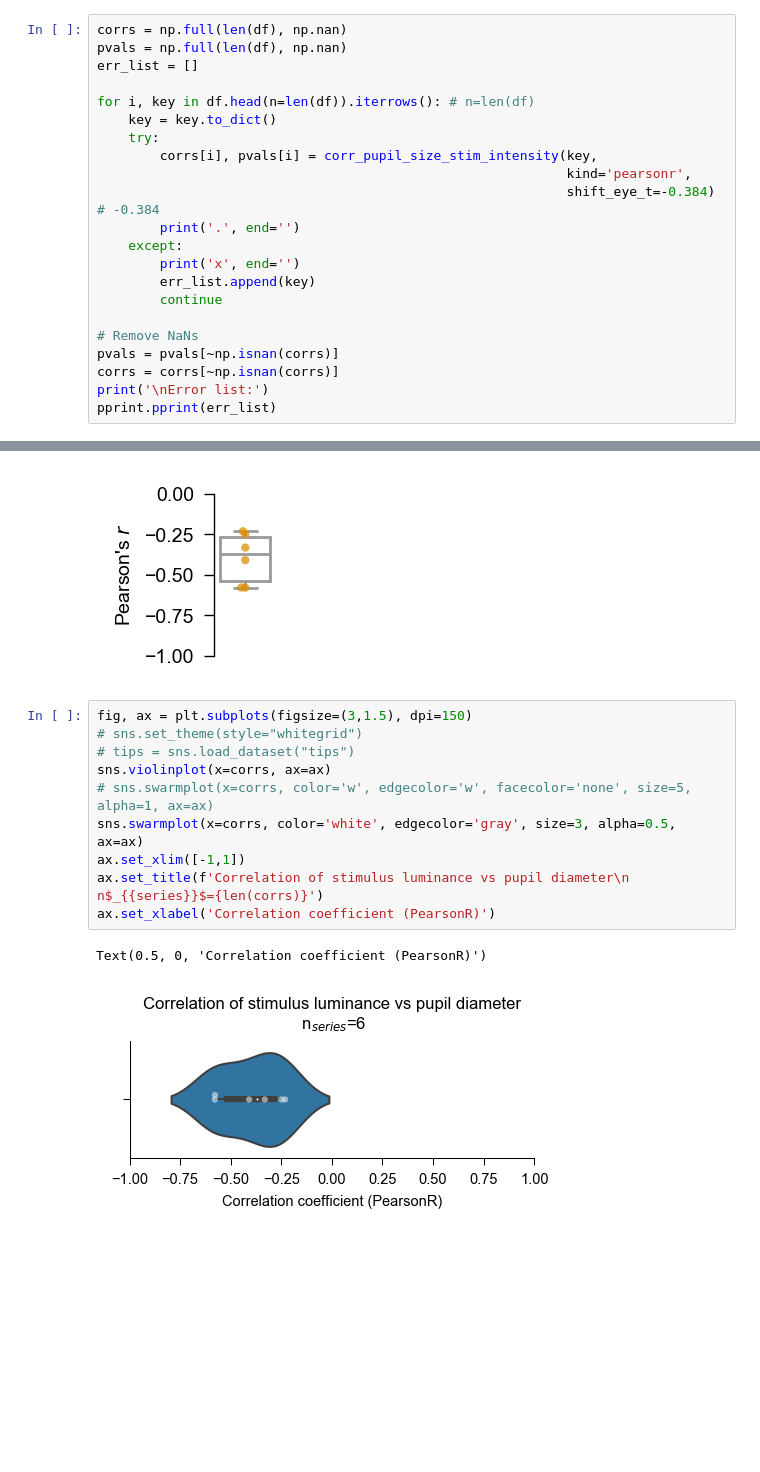
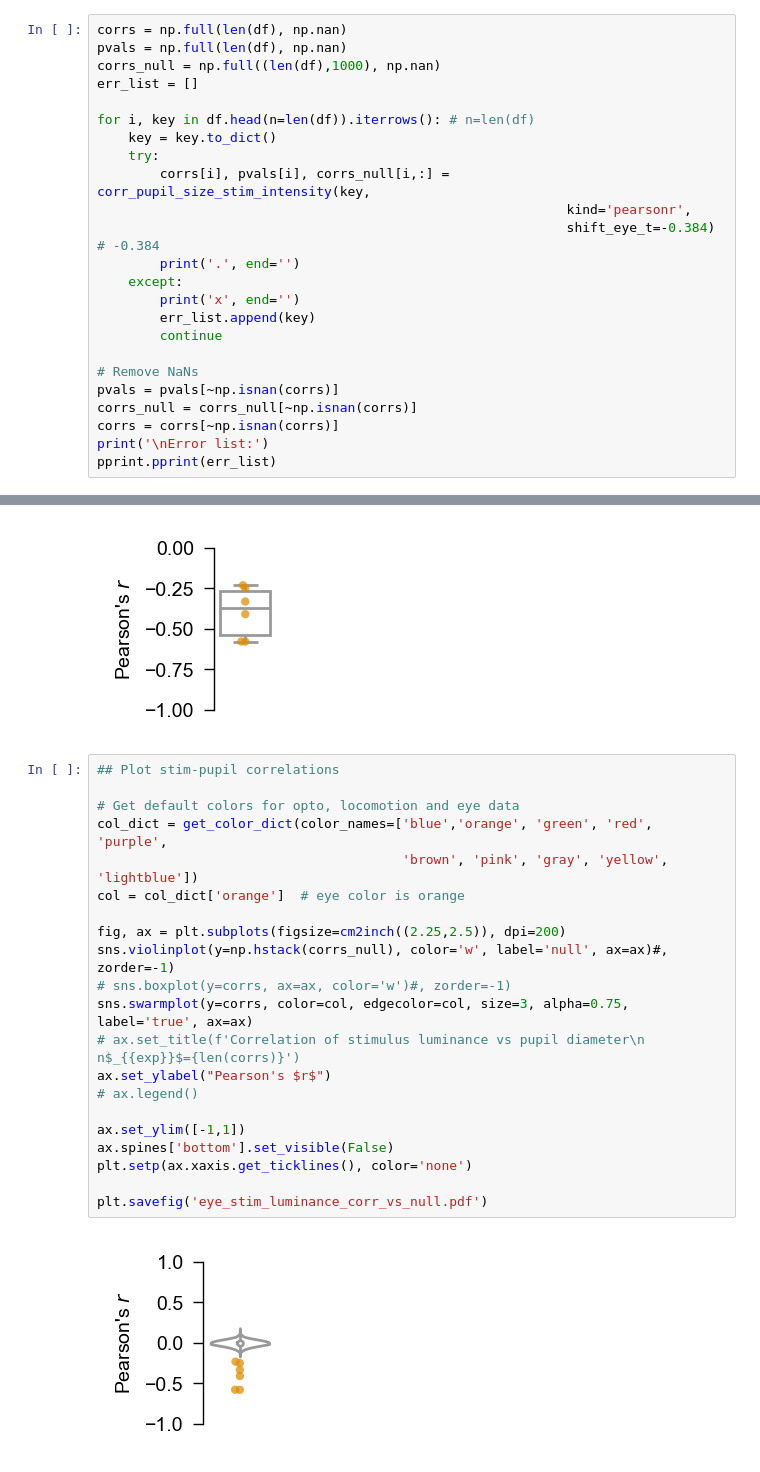
Before and after one commit to yannikbauer/hollymov_code, a Jupyter notebook: hmov_code/fig_01/plot_eye_stim_luminance_corr.ipynb, the cells around one changed output, grey strips where cells are left out. Saved outputs shown, nothing was run; the diff lists cells and outputs as text; blank space fills up the shorter version.

Commit message:
plot_eye_stim_luminance_corr.ipynb: add plot w null distribution

```diff
--- a/hmov_code/fig_01/plot_eye_stim_luminance_corr.ipynb
+++ b/hmov_code/fig_01/plot_eye_stim_luminance_corr.ipynb
@@ -175,12 +175,13 @@ plt.savefig('eye_stim_luminance_cross_corr.pdf')
 # %%
 corrs = np.full(len(df), np.nan)
 pvals = np.full(len(df), np.nan)
+corrs_null = np.full((len(df),1000), np.nan)
 err_list = []
 
 for i, key in df.head(n=len(df)).iterrows(): # n=len(df)
     key = key.to_dict()
     try:
-        corrs[i], pvals[i] = corr_pupil_size_stim_intensity(key,
+        corrs[i], pvals[i], corrs_null[i,:] = corr_pupil_size_stim_intensity(key,
                                                             kind='pearsonr',
                                                             shift_eye_t=-0.384) # -0.384
         print('.', end='')
@@ -191,6 +192,7 @@ for i, key in df.head(n=len(df)).iterrows(): # n=len(df)
 
 # Remove NaNs
 pvals = pvals[~np.isnan(corrs)]
+corrs_null = corrs_null[~np.isnan(corrs)]
 corrs = corrs[~np.isnan(corrs)]
 print('\nError list:')
 pprint.pprint(err_list)
@@ -238,16 +244,26 @@ plt.setp(ax.xaxis.get_ticklines(), color='none')
 plt.savefig('eye_stim_luminance_corr.pdf')
 # %% [output]
 [figure]
-# %%
-fig, ax = plt.subplots(figsize=(3,1.5), dpi=150)
-# sns.set_theme(style="whitegrid")
-# tips = sns.load_dataset("tips")
-sns.violinplot(x=corrs, ax=ax)
-# sns.swarmplot(x=corrs, color='w', edgecolor='w', facecolor='none', size=5, alpha=1, ax=ax)
-sns.swarmplot(x=corrs, color='white', edgecolor='gray', size=3, alpha=0.5, ax=ax)
-ax.set_xlim([-1,1])
-ax.set_title(f'Correlation of stimulus luminance vs pupil diameter\n n$_{{series}}$={len(corrs)}')
-ax.set_xlabel('Correlation coefficient (PearsonR)')
-# %% [output]
-Text(0.5, 0, 'Correlation coefficient (PearsonR)')
-[figure, removed]
+# %%
+## Plot stim-pupil correlations
+
+# Get default colors for opto, locomotion and eye data
+col_dict = get_color_dict(color_names=['blue','orange', 'green', 'red', 'purple',
+                                       'brown', 'pink', 'gray', 'yellow', 'lightblue'])
+col = col_dict['orange']  # eye color is orange
+
+fig, ax = plt.subplots(figsize=cm2inch((2.25,2.5)), dpi=200)
+sns.violinplot(y=np.hstack(corrs_null), color='w', label='null', ax=ax)#, zorder=-1)
+# sns.boxplot(y=corrs, ax=ax, color='w')#, zorder=-1)
+sns.swarmplot(y=corrs, color=col, edgecolor=col, size=3, alpha=0.75, label='true', ax=ax)
+# ax.set_title(f'Correlation of stimulus luminance vs pupil diameter\n n$_{{exp}}$={len(corrs)}')
+ax.set_ylabel("Pearson's $r$")
+# ax.legend()
+
+ax.set_ylim([-1,1])
+ax.spines['bottom'].set_visible(False)
+plt.setp(ax.xaxis.get_ticklines(), color='none')
+
+plt.savefig('eye_stim_luminance_corr_vs_null.pdf')
+# %% [output]
+[figure, added]
```
Also changed, not shown: parts of 1 cell of this notebook, 2 other files.
